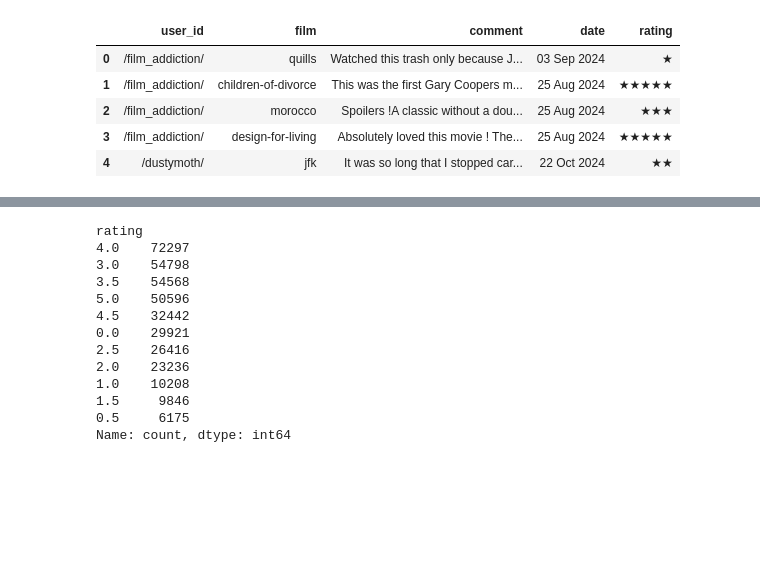
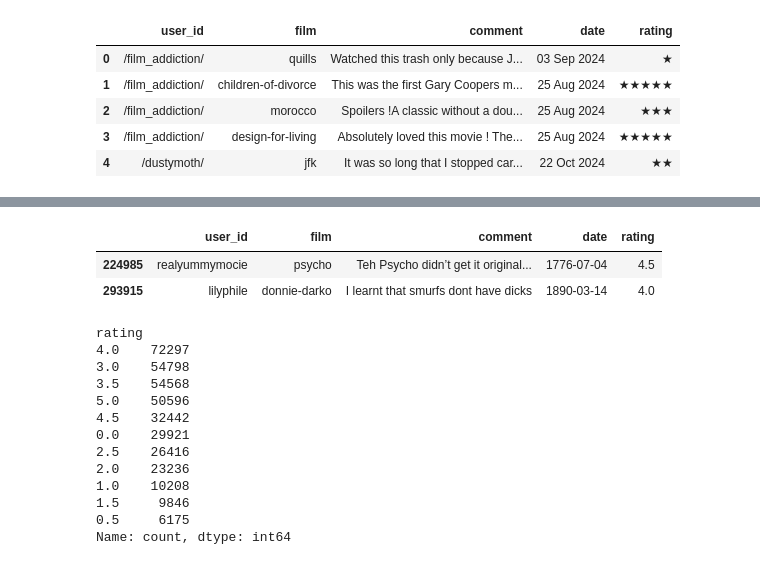
Before and after one commit to LishuangDeng/Recommandation_Systems, a Jupyter notebook: Data_Cleaning_Phase1.ipynb, the cells around one changed output, grey strips where cells are left out. Saved outputs shown, nothing was run; the diff lists cells and outputs as text; code cells hidden in the pictures; blank space fills up the shorter version.

```diff
--- a/Data_Cleaning_Phase1.ipynb
+++ b/Data_Cleaning_Phase1.ipynb
@@ -63,3 +69,9 @@ reviews = reviews.dropna(subset=['date'])
+# %%
+reviews[reviews['date']<'1899-01-01 00:00:00']
+# %% [output]
+|  | user_id | film | comment | date | rating |
+| 224985 | realyummymocie | psycho | Teh Psycho didn’t get it original... | 1776-07-04 | 4.5 |
+| 293915 | lilyphile | donnie-darko | I learnt that smurfs dont have dicks | 1890-03-14 | 4.0 |
 # %%
 # Transfer the rating
 # Define a function to convert star ratings to numerical values
```
Also changed, not shown: parts of 11 cells of this notebook.
